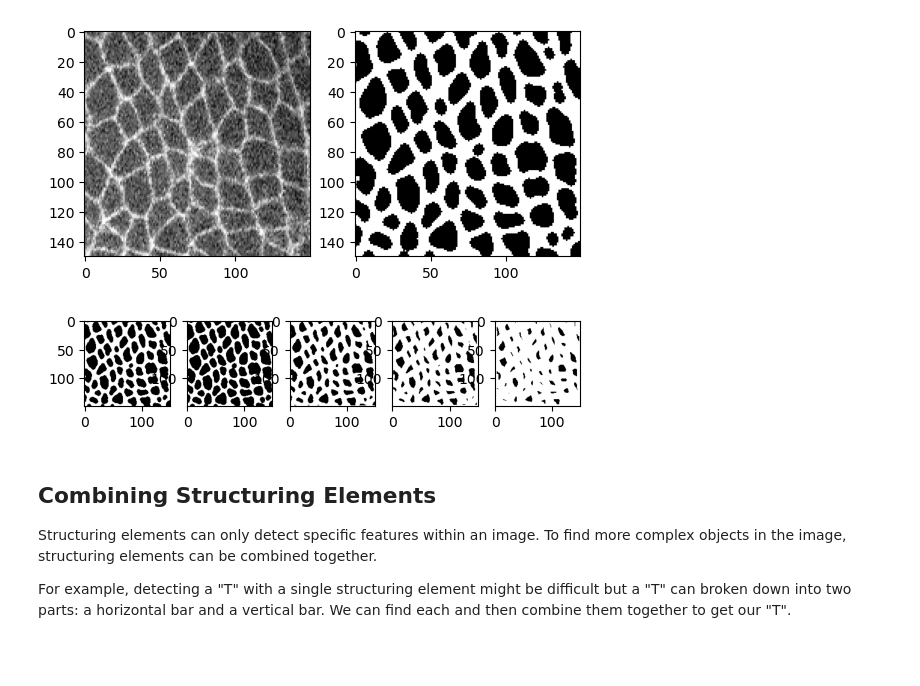
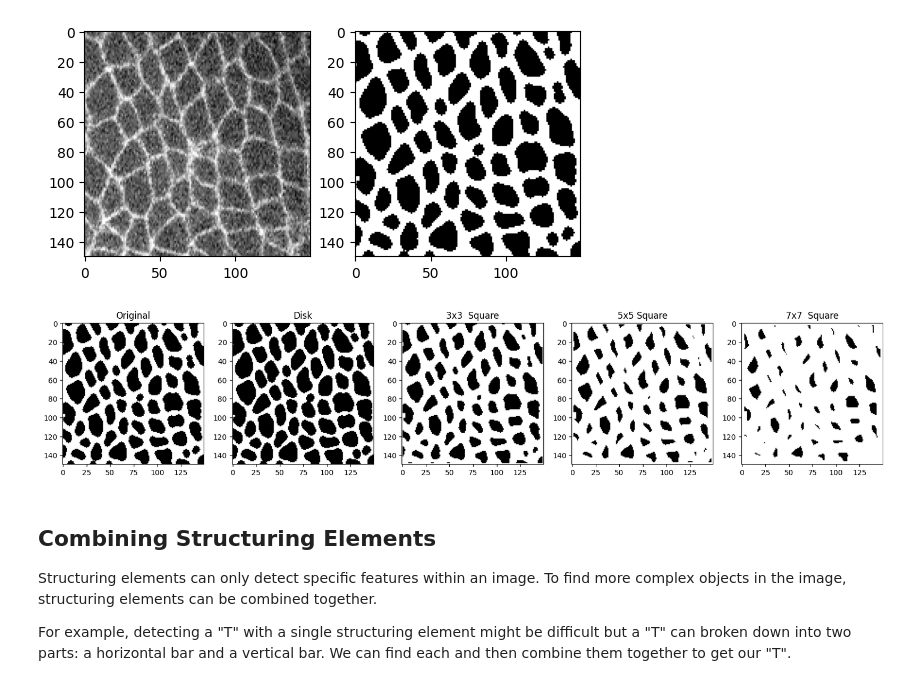
Before and after one commit to zionnpark/BME1462-group-project, a Jupyter notebook: presentation/morphological_processing_ii_solutions.ipynb, the cells around one changed output. Drawn from its saved outputs; the diff is of its cells as text; code cells hidden in the pictures; blank space fills up the shorter version.

Commit message:
added titles and increased the size of the images for showing how different structuring elements change the HMT

```diff
--- a/presentation/morphological_processing_ii_solutions.ipynb
+++ b/presentation/morphological_processing_ii_solutions.ipynb
@@ -195,27 +195,36 @@ plt.show()
 # %% [output]
 [figure]
 # %%
-# NOTE: we're planning for this to be an in-class activity to compare different structuring elements
-
 disk = morphology.disk(0.125)
 small_square = morphology.footprint_rectangle((3,3))
 mid_square = morphology.footprint_rectangle((5,5))
 large_square = morphology.footprint_rectangle((7,7))
 
 img_disk = ndimage.binary_hit_or_miss(~mask_closed, disk)
 img_small_square = ndimage.binary_hit_or_miss(~mask_closed, small_square)
 img_mid_square = ndimage.binary_hit_or_miss(~mask_closed, mid_square)
 img_large_square = ndimage.binary_hit_or_miss(~mask_closed, large_square)
 
 fig, axs = plt.subplots(1, 5)
+fig.set_size_inches(20,20)
+
+axs[0].set_title("Original")
 axs[0].imshow(mask_closed, cmap='binary_r')
+
+axs[1].set_title("Disk")
 axs[1].imshow(img_disk, cmap='binary_r')
+
+axs[2].set_title("3x3  Square")
 axs[2].imshow(~img_small_square, cmap='binary_r')
+
+axs[3].set_title("5x5 Square")
 axs[3].imshow(~img_mid_square, cmap='binary_r')
+
+axs[4].set_title("7x7  Square")
 axs[4].imshow(~img_large_square, cmap='binary_r')
 plt.show()
 # %% [output]
-[figure, old version]
+[figure, new version]
 # %% [markdown]
 ## Combining Structuring Elements
 
```
Also changed, not shown: 1 other file.
